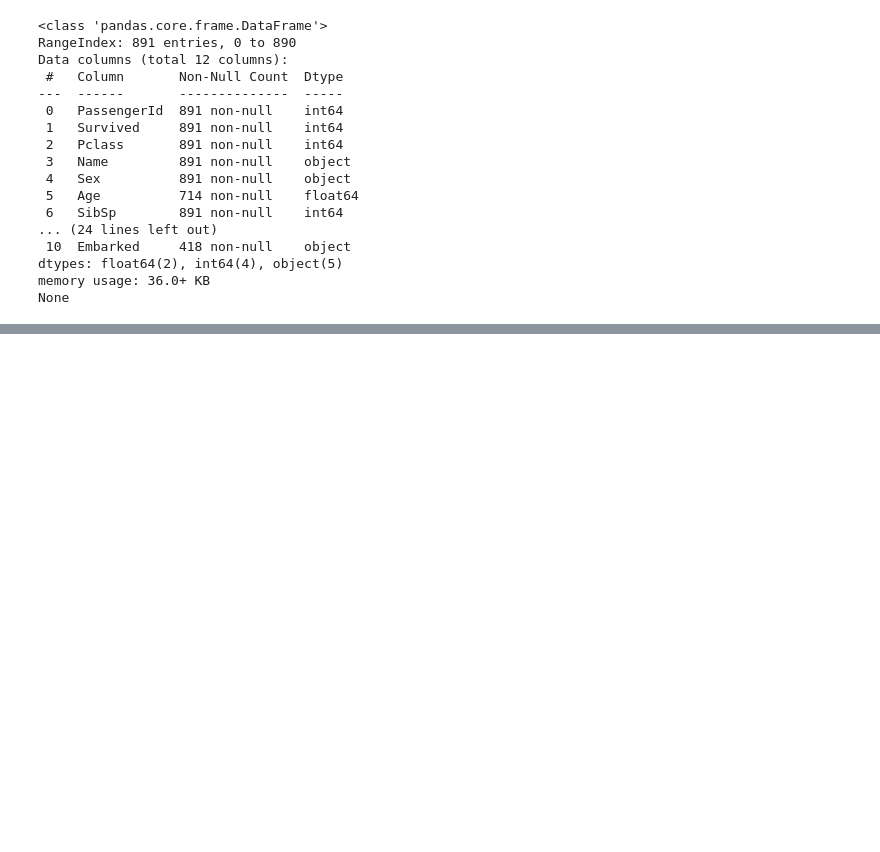
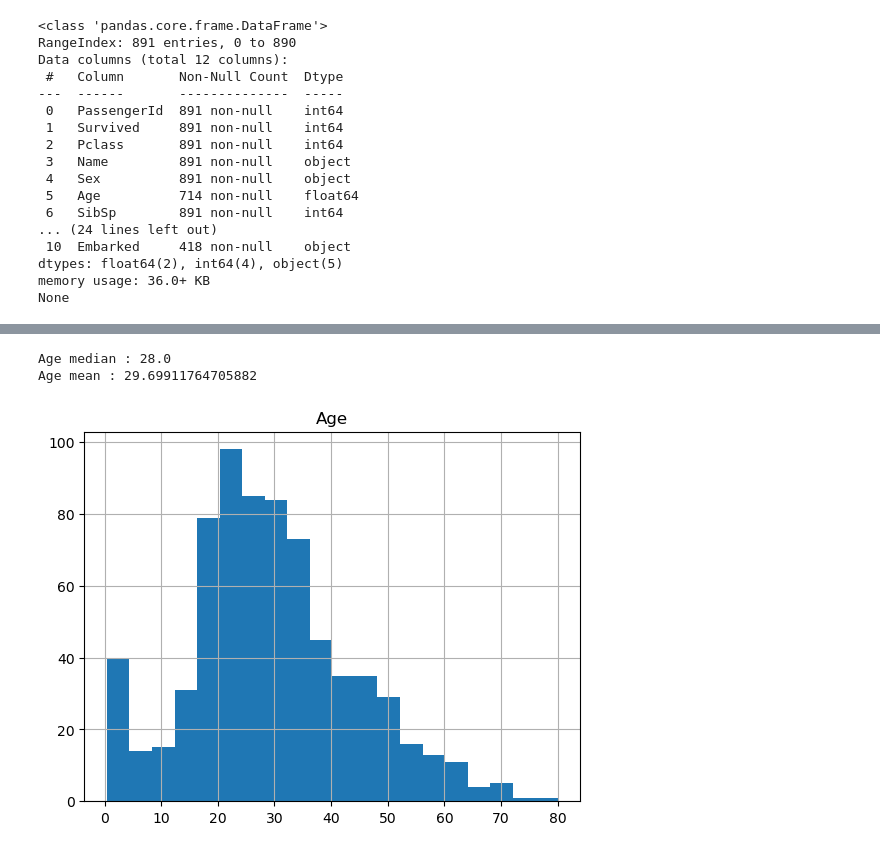
Before and after one commit to leonsuarez24/titanic, a Jupyter notebook: Getting Started with Titanic.ipynb, the cells around one changed output, grey strips where cells are left out. Drawn from its saved outputs; the diff is of its cells as text; code cells hidden in the pictures; blank space fills up the shorter version.

```diff
--- a/Getting Started with Titanic.ipynb
+++ b/Getting Started with Titanic.ipynb
@@ -107,0 +128,8 @@ mising values : 327
+# %%
+train_data.hist(column="Age", bins = 20)
+print("Age median :", train_data["Age"].median())
+print("Age mean :", train_data["Age"].mean())
+# %% [output]
+Age median : 28.0
+Age mean : 29.69911764705882
+[figure, added]
```
Also changed, not shown: parts of 31 cells of this notebook, 1 other file.
